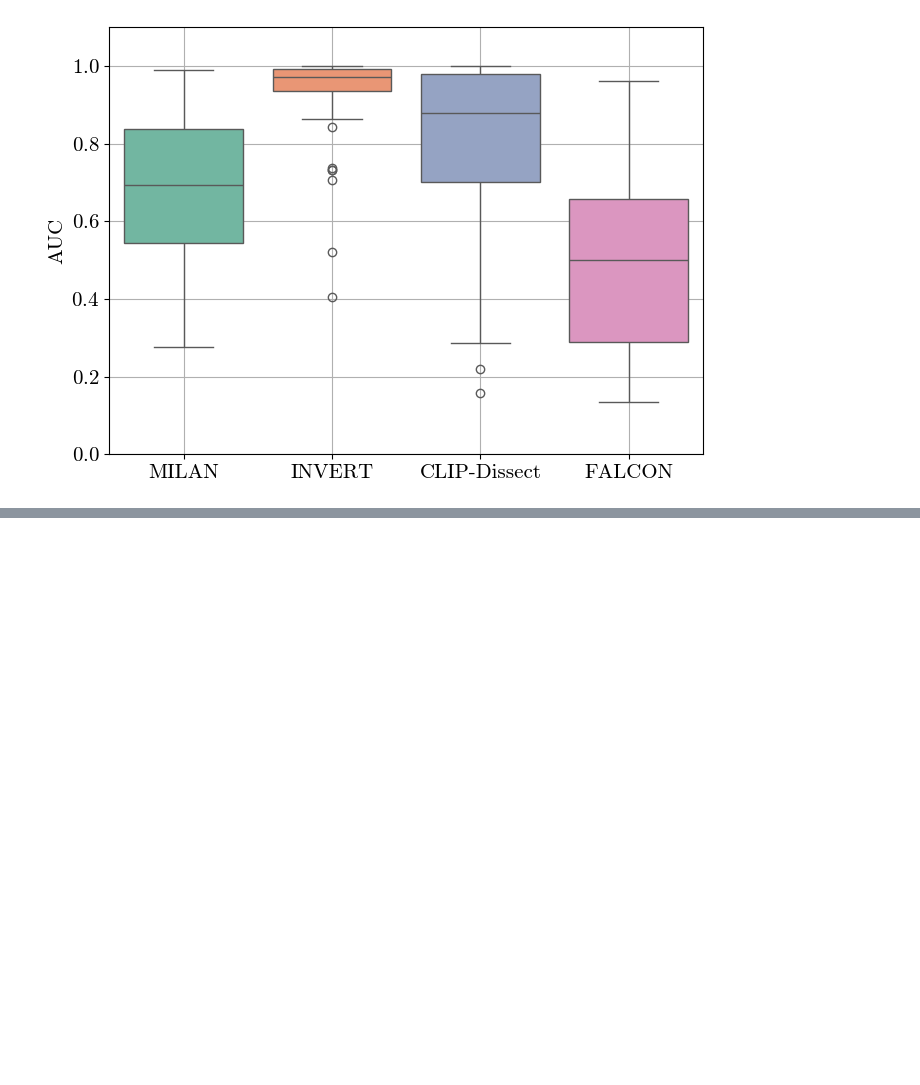
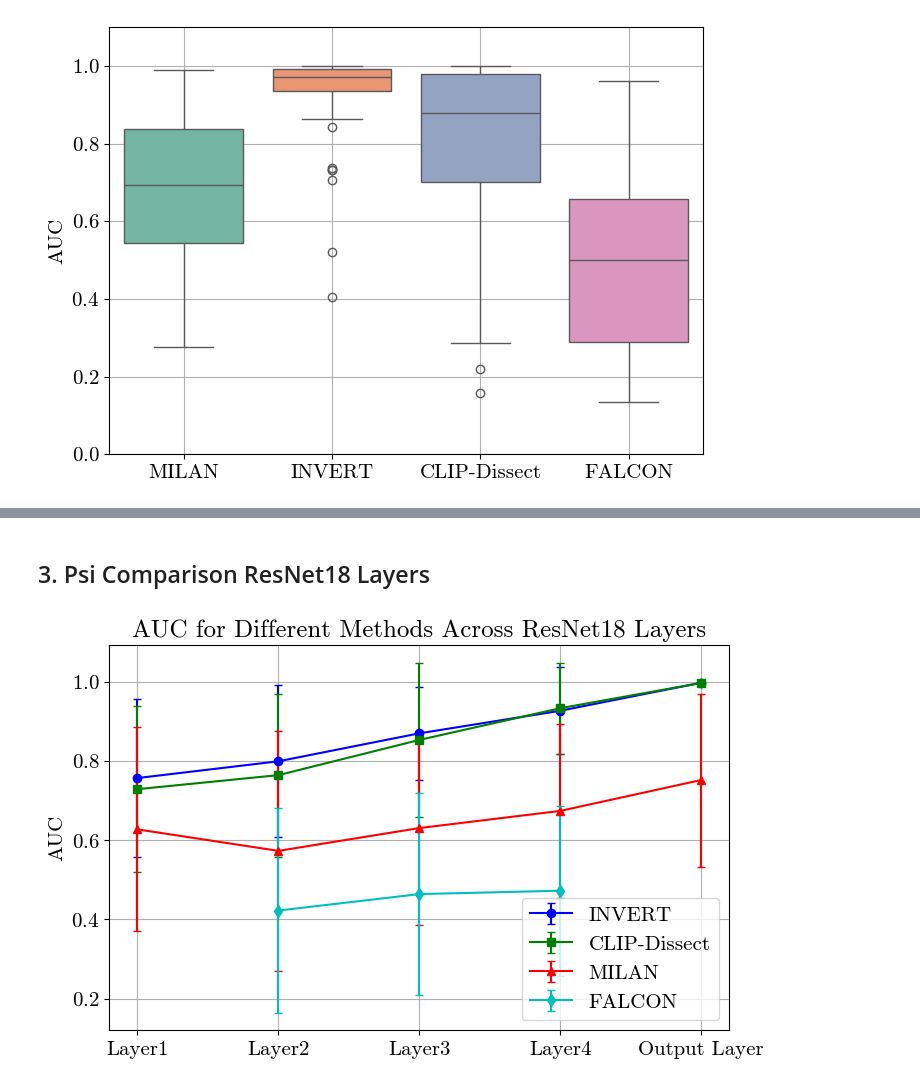
Before and after one commit to lkopf/cosy, a Jupyter notebook: notebooks/experiments.ipynb, the cells around one changed output, grey strips where cells are left out. Saved outputs shown, nothing was run; the diff lists cells and outputs as text; code cells hidden in the pictures; blank space fills up the shorter version.

```diff
--- a/notebooks/experiments.ipynb
+++ b/notebooks/experiments.ipynb
@@ -79,0 +153,51 @@ plt.show()
+# %% [markdown]
+## 3. Psi Comparison ResNet18 Layers
+# %%
+import numpy as np
+import pandas as pd
+import matplotlib.pyplot as plt
+
+MODEL_NAMES = ["resnet18-layer1", "resnet18-layer2", "resnet18-layer3", "resnet18-layer4", "resnet18-fc"]
+METHODS = ["INVERT", "CLIP-Dissect", "MILAN", "FALCON"]
+COLORS = ['b', 'g', 'r', 'c']
+MARKERS = ['o', 's', '^', 'd']
+x_labels = ['Layer1', 'Layer2', 'Layer3', 'Layer4', 'Output Layer']
+x = np.arange(len(x_labels))
+
+# Initialize dictionaries to hold means and stds for each method
+means = {method: [] for method in METHODS}
+stds = {method: [] for method in METHODS}
+
+
+# Load data and calculate means and stds
+for MODEL_NAME in MODEL_NAMES:
+    for method in METHODS:
+        try:
+            df = pd.read_csv(f"{PATH}evaluation_{method}_{MODEL_NAME}.csv")
+            means[method].append(df['auc'].mean())
+            stds[method].append(df['auc'].std())
+        except FileNotFoundError:
+            # Append NaN if the file does not exist for a particular method and layer
+            means[method].append(np.nan)
+            stds[method].append(np.nan)
+
+# Create a line plot
+plt.figure(figsize=(8, 5))
+
+# Plot error bars for each method
+for i, method in enumerate(METHODS):
+    plt.errorbar(x, means[method], yerr=stds[method], marker=MARKERS[i], linestyle='-', color=COLORS[i], capsize=3, label=method)
+
+# Customize the plot
+# plt.xlabel('Layers')
+plt.ylabel('AUC')
+plt.title('AUC for Different Methods Across ResNet18 Layers')
+plt.xticks(x, x_labels)
+plt.legend()
+plt.grid(True)
+# plt.savefig(PLOT_PATH+f"AUC_resnet18_layers.png", bbox_inches='tight')
+# plt.savefig(PLOT_PATH+f"AUC_resnet18_layers.pdf", bbox_inches='tight')
+# plt.savefig(PLOT_PATH+f"AUC_resnet18_layers.svg", bbox_inches='tight')
+plt.show()
+# %% [output]
+[figure, added]
```
Also changed, not shown: parts of 6 cells of this notebook, 39 other files.
